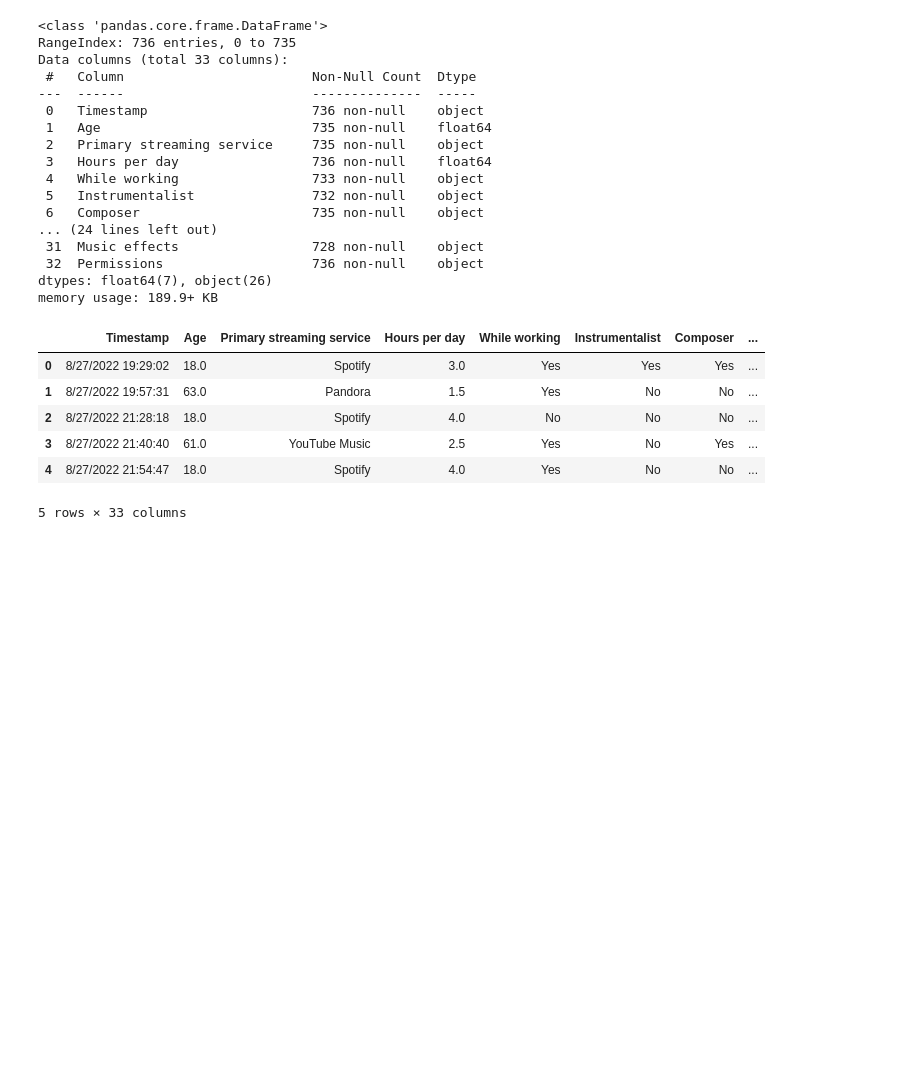
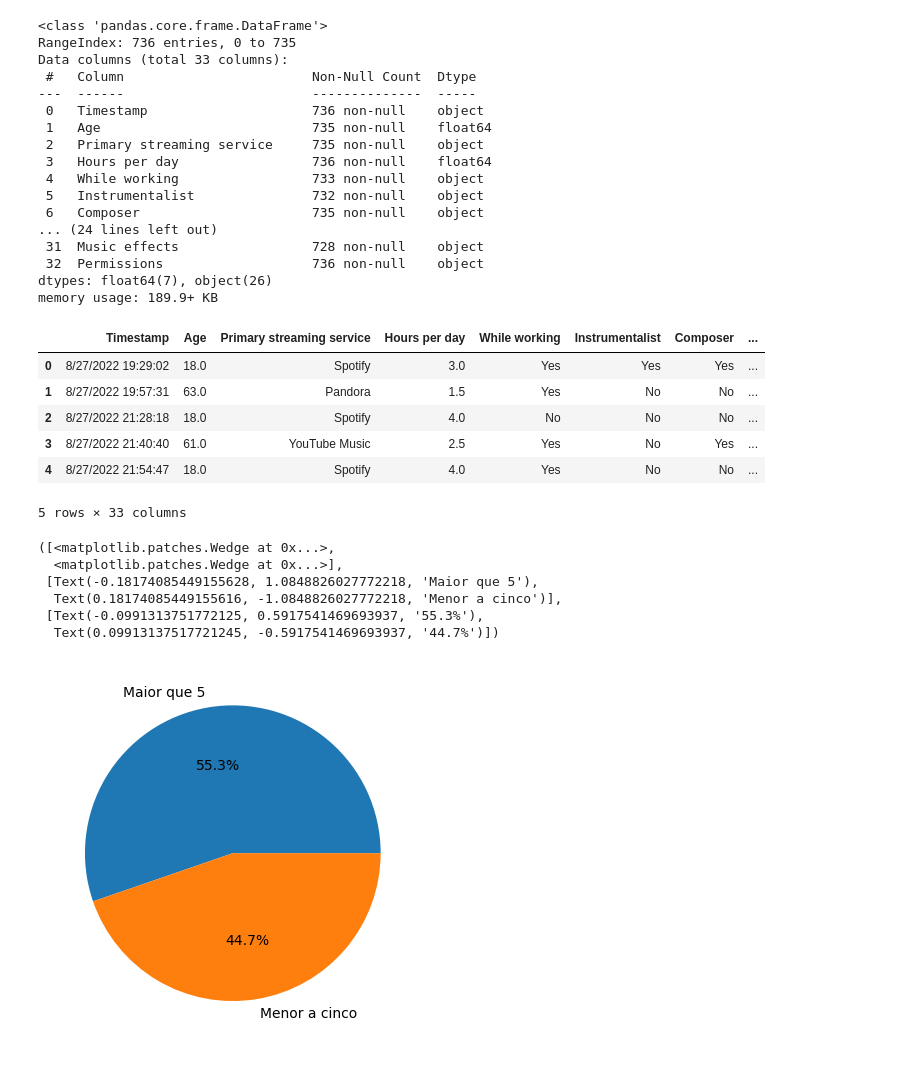
Before and after one commit to pcmoraesmenezes/Exploring-Correlations-Between-Musical-Preferences-and-Mental-Health-A-Machine-Learning-Approach, a Jupyter notebook: código/main.ipynb, the cells around one changed output. Cells and saved outputs as stored; diff of their text form; code cells hidden in the pictures; blank space fills up the shorter version.

Commit message:
feat: Fazendo uma visualização dos dados

```diff
--- a/código/main.ipynb
+++ b/código/main.ipynb
@@ -35,3 +36,18 @@ DATA_FRAME.head()
 | 3 | 8/27/2022 21:40:40 | 61.0 | YouTube Music | 2.5 | Yes | No | Yes | ... |
 | 4 | 8/27/2022 21:54:47 | 18.0 | Spotify | 4.0 | Yes | No | No | ... |
 5 rows × 33 columns
+# %%
+quantos_tem_ansiedade_maior_que_cinco = DATA_FRAME[DATA_FRAME['Anxiety'] > 6].shape[0]
+quantos_tem_ansiedade_maior_que_cinco
+
+quantos_tem_ansiedade_menor_que_cinco = DATA_FRAME[DATA_FRAME['Anxiety'] < 6].shape[0]
+
+plt.pie([quantos_tem_ansiedade_maior_que_cinco, quantos_tem_ansiedade_menor_que_cinco], labels=['Maior que 5', 'Menor a cinco'], autopct='%1.1f%%')
+# %% [output]
+([<matplotlib.patches.Wedge at 0x...>,
+  <matplotlib.patches.Wedge at 0x...>],
+ [Text(-0.18174085449155628, 1.0848826027772218, 'Maior que 5'),
+  Text(0.18174085449155616, -1.0848826027772218, 'Menor a cinco')],
+ [Text(-0.0991313751772125, 0.5917541469693937, '55.3%'),
+  Text(0.09913137517721245, -0.5917541469693937, '44.7%')])
+[figure, added]
```
Also changed, not shown: parts of 4 cells of this notebook.
